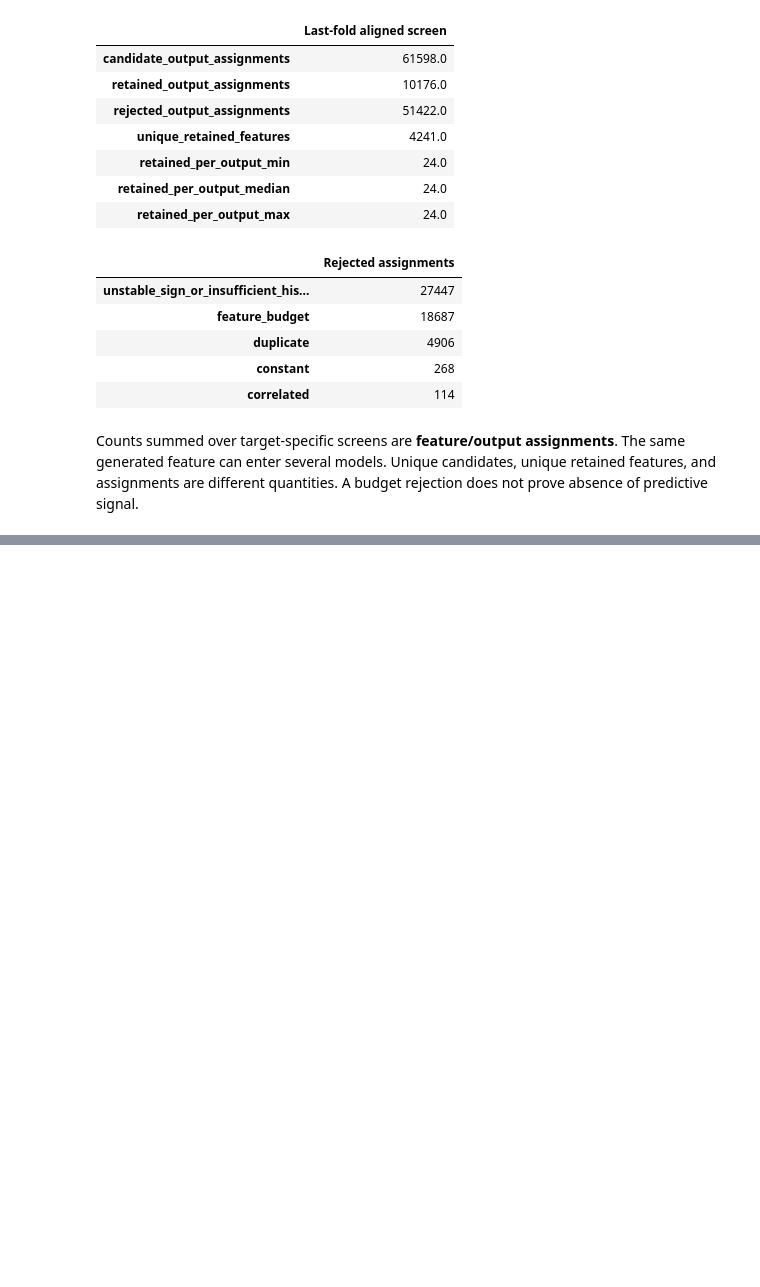
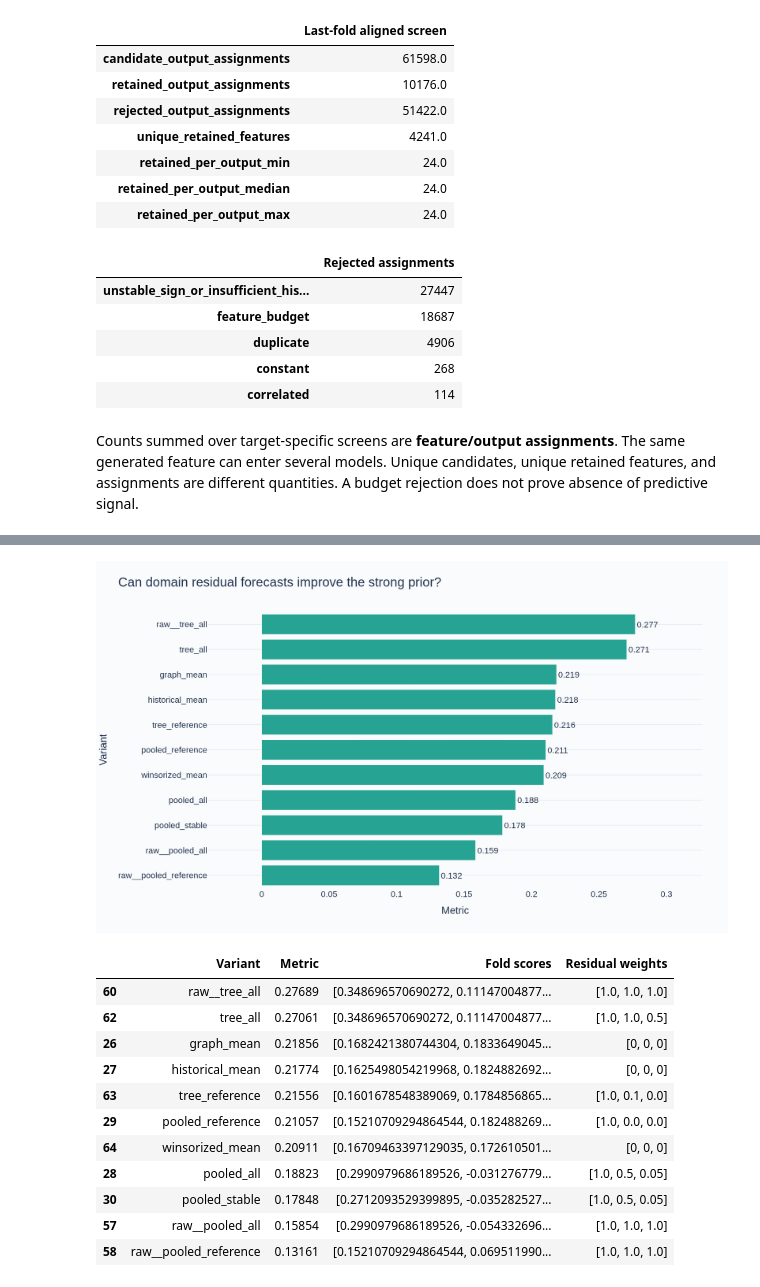
Before and after one commit to alvaromendizabal/commodity-prediction, a Jupyter notebook: notebooks/02_feature_research.ipynb, the cells around one changed output, grey strips where cells are left out. Drawn from its saved outputs; the diff is of its cells as text; code cells hidden in the pictures; blank space fills up the shorter version.

```diff
--- a/notebooks/02_feature_research.ipynb
+++ b/notebooks/02_feature_research.ipynb
@@ -257,0 +301,22 @@ Next decisions should follow the measured weaknesses: distinguish cross-sectiona
+# %%
+focus_names = ["historical_mean", "graph_mean", "winsorized_mean", "pooled_reference", "pooled_all", "pooled_stable", "tree_reference", "tree_all", "raw__pooled_reference", "raw__pooled_all", "raw__tree_all"]
+focus = domain_rows.loc[domain_rows.Variant.isin(focus_names)].sort_values("Metric")
+fig = px.bar(focus, x="Metric", y="Variant", orientation="h", text_auto=".3f", title="Can domain residual forecasts improve the strong prior?")
+fig.update_traces(marker_color="#27A394", textposition="outside")
+fig.update_xaxes(range=[min(0,focus.Metric.min())-.04,max(0,focus.Metric.max())+.05])
+show_figure(fig, root, "domain_model_scores", 660)
+display(focus.sort_values("Metric",ascending=False).round(5))
+# %% [output]
+[figure, added]
+|  | Variant | Metric | Fold scores | Residual weights |
+| 60 | raw__tree_all | 0.27689 | [0.348696570690272, 0.11147004877... | [1.0, 1.0, 1.0] |
+| 62 | tree_all | 0.27061 | [0.348696570690272, 0.11147004877... | [1.0, 1.0, 0.5] |
+| 26 | graph_mean | 0.21856 | [0.1682421380744304, 0.1833649045... | [0, 0, 0] |
+| 27 | historical_mean | 0.21774 | [0.1625498054219968, 0.1824882692... | [0, 0, 0] |
+| 63 | tree_reference | 0.21556 | [0.1601678548389069, 0.1784856865... | [1.0, 0.1, 0.0] |
+| 29 | pooled_reference | 0.21057 | [0.15210709294864544, 0.182488269... | [1.0, 0.0, 0.0] |
+| 64 | winsorized_mean | 0.20911 | [0.16709463397129035, 0.172610501... | [0, 0, 0] |
+| 28 | pooled_all | 0.18823 | [0.2990979686189526, -0.031276779... | [1.0, 0.5, 0.05] |
+| 30 | pooled_stable | 0.17848 | [0.2712093529399895, -0.035282527... | [1.0, 0.5, 0.05] |
+| 57 | raw__pooled_all | 0.15854 | [0.2990979686189526, -0.054332696... | [1.0, 1.0, 1.0] |
+| 58 | raw__pooled_reference | 0.13161 | [0.15210709294864544, 0.069511990... | [1.0, 1.0, 1.0] |
```
Also changed, not shown: parts of 25 cells of this notebook, 20 other files.
